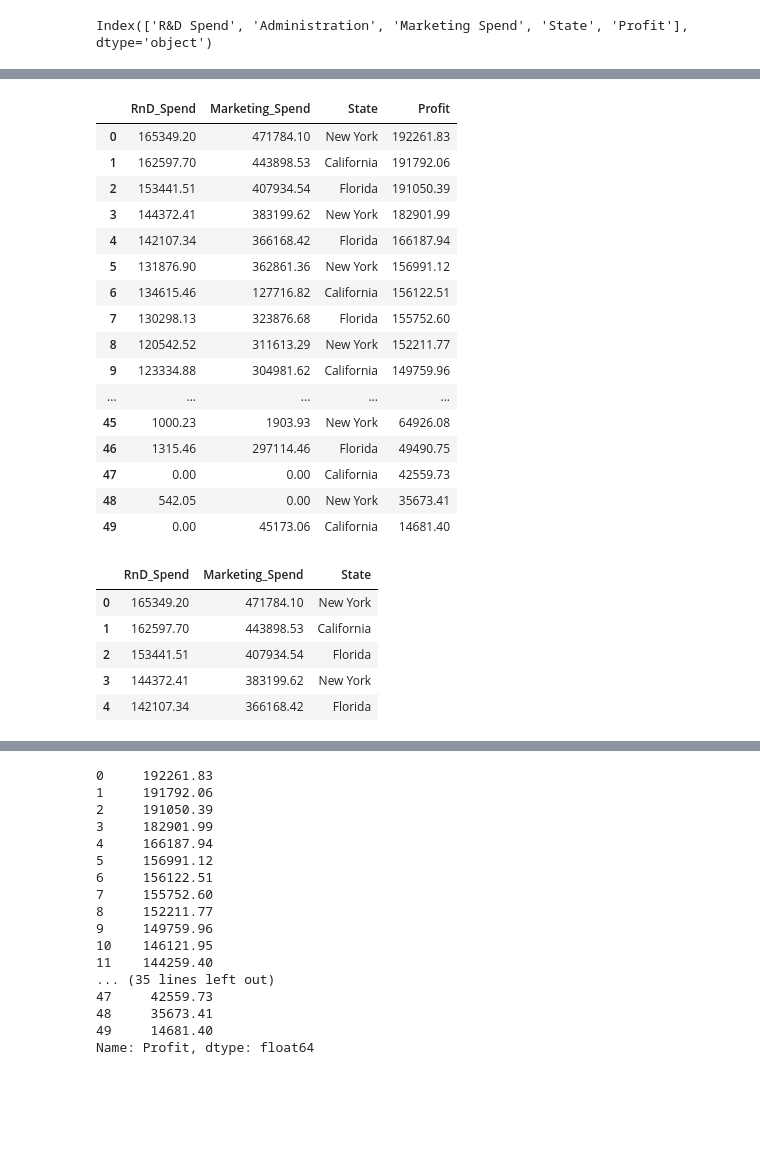
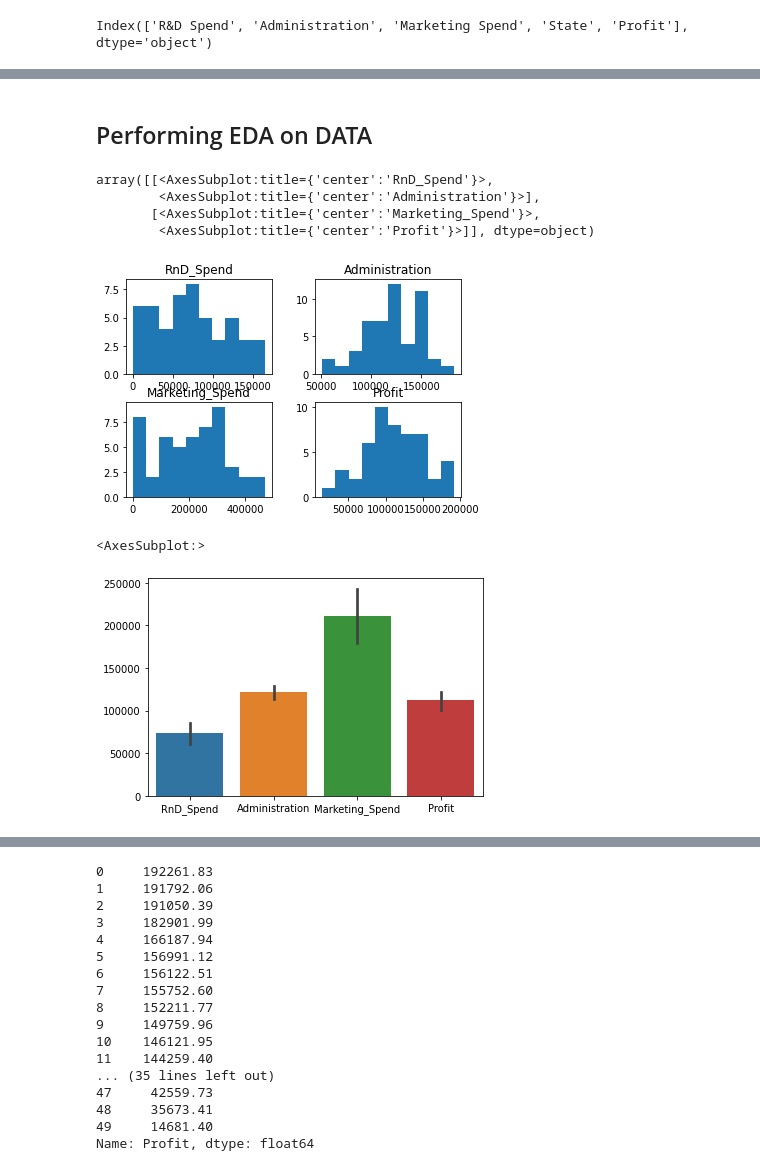
Before and after one commit to deekshasinghai/excelr-machine-learning, a Jupyter notebook: Assignment ON Multi Linear Regression for 50_Startups Data.ipynb, the cells around one changed output, grey strips where cells are left out. Saved outputs shown, nothing was run; the diff lists cells and outputs as text; code cells hidden in the pictures; blank space fills up the shorter version.

```diff
--- a/Assignment ON Multi Linear Regression for 50_Startups Data.ipynb
+++ b/Assignment ON Multi Linear Regression for 50_Startups Data.ipynb
@@ -80,20 +93,0 @@ strt50.drop(columns=['Administration'], inplace=True)
-# %%
-strt50
-# %% [output]
-|  | RnD_Spend | Marketing_Spend | State | Profit |
-| 0 | 165349.20 | 471784.10 | New York | 192261.83 |
-| 1 | 162597.70 | 443898.53 | California | 191792.06 |
-| 2 | 153441.51 | 407934.54 | Florida | 191050.39 |
-| 3 | 144372.41 | 383199.62 | New York | 182901.99 |
-| 4 | 142107.34 | 366168.42 | Florida | 166187.94 |
-| 5 | 131876.90 | 362861.36 | New York | 156991.12 |
-| 6 | 134615.46 | 127716.82 | California | 156122.51 |
-| 7 | 130298.13 | 323876.68 | Florida | 155752.60 |
-| 8 | 120542.52 | 311613.29 | New York | 152211.77 |
-| 9 | 123334.88 | 304981.62 | California | 149759.96 |
-| ... | ... | ... | ... | ... |
-| 45 | 1000.23 | 1903.93 | New York | 64926.08 |
-| 46 | 1315.46 | 297114.46 | Florida | 49490.75 |
-| 47 | 0.00 | 0.00 | California | 42559.73 |
-| 48 | 542.05 | 0.00 | New York | 35673.41 |
-| 49 | 0.00 | 45173.06 | California | 14681.40 |
@@ -102,9 +94,17 @@ X = strt50.iloc[:,0:3]
-# %%
-X.head()
-# %% [output]
-|  | RnD_Spend | Marketing_Spend | State |
-| 0 | 165349.20 | 471784.10 | New York |
-| 1 | 162597.70 | 443898.53 | California |
-| 2 | 153441.51 | 407934.54 | Florida |
-| 3 | 144372.41 | 383199.62 | New York |
-| 4 | 142107.34 | 366168.42 | Florida |
+# %% [markdown]
+## Performing EDA on DATA
+# %%
+# Histogram
+strt50.hist(grid = False)
+# %% [output]
+array([[<AxesSubplot:title={'center':'RnD_Spend'}>,
+        <AxesSubplot:title={'center':'Administration'}>],
+       [<AxesSubplot:title={'center':'Marketing_Spend'}>,
+        <AxesSubplot:title={'center':'Profit'}>]], dtype=object)
+[figure, added]
+# %%
+# Barplot
+sns.barplot(strt50)
+# %% [output]
+<AxesSubplot:>
+[figure, added]
```
Also changed, not shown: parts of 75 cells of this notebook.
